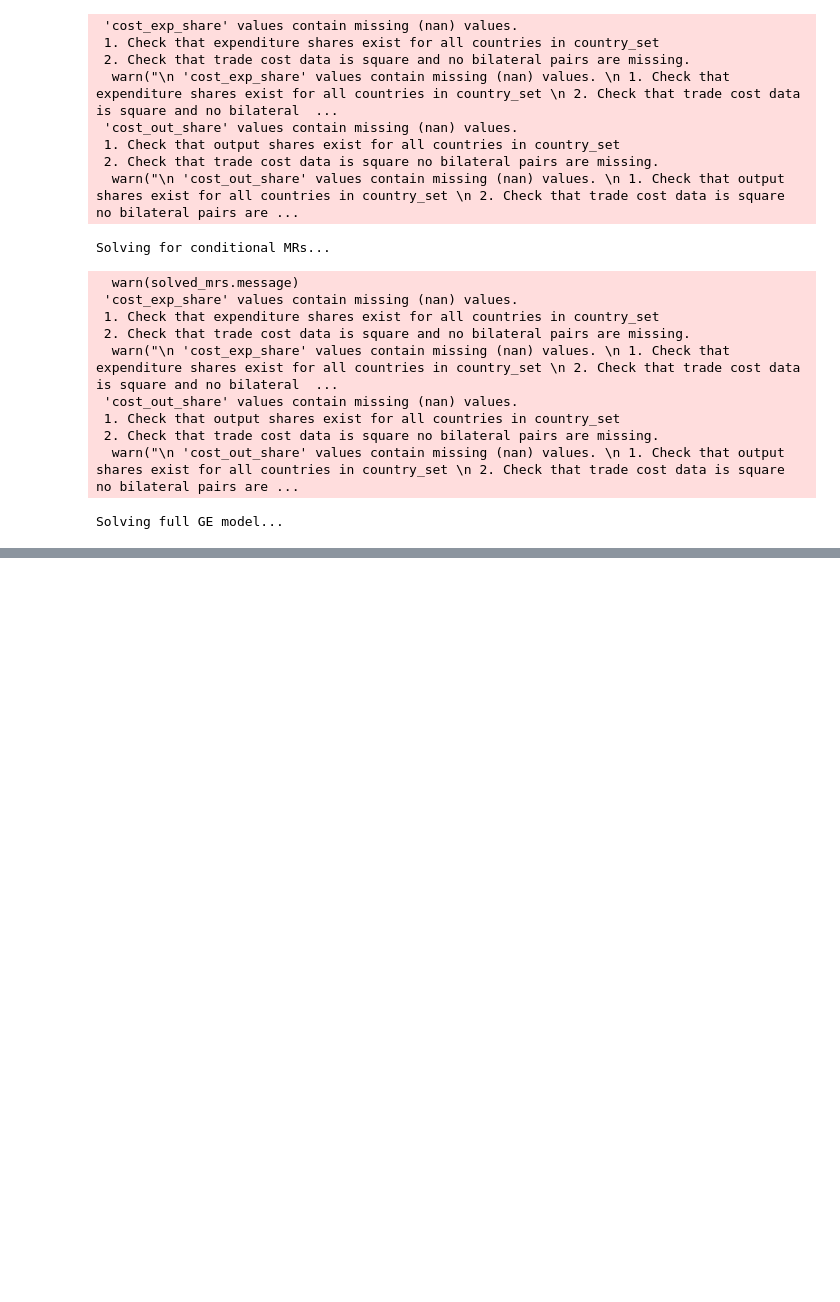
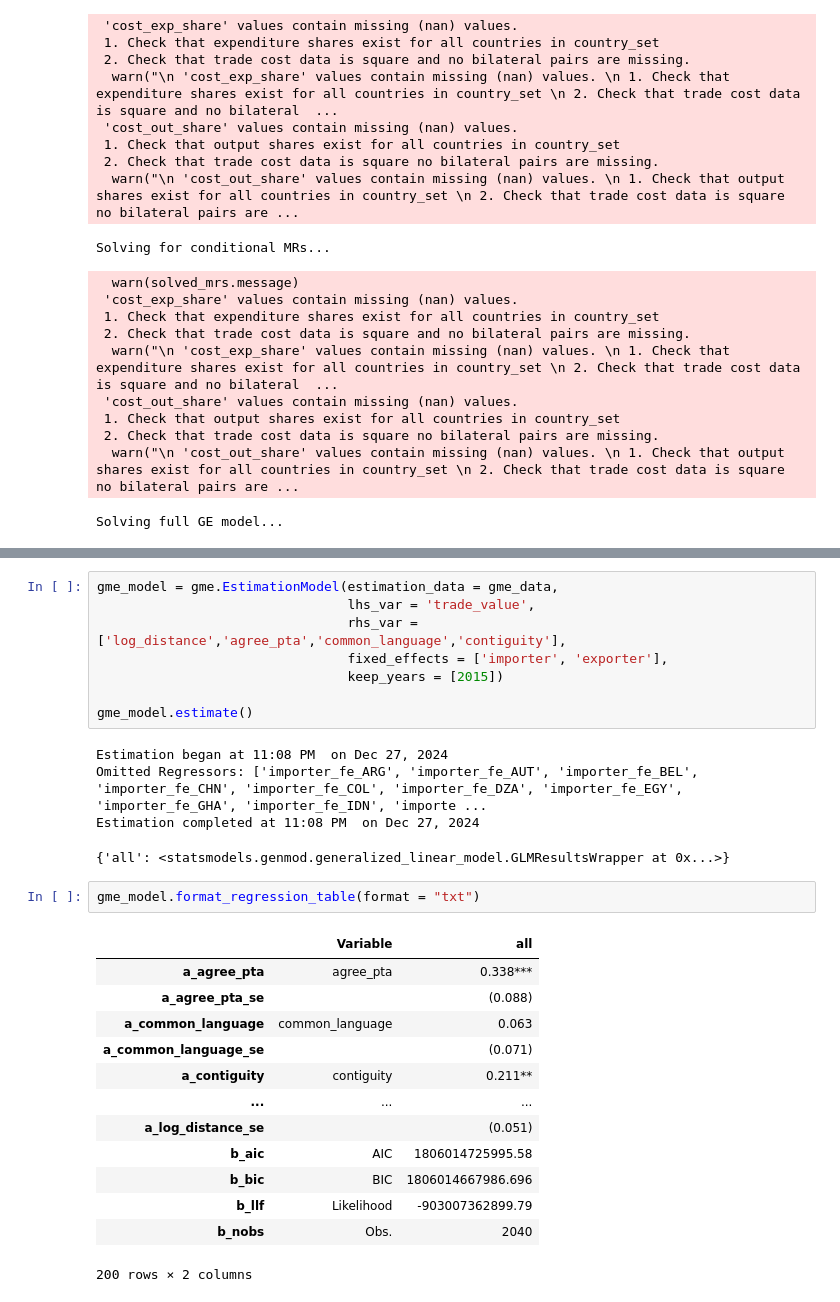
Before and after one commit to QuarksG/FTA-in-role-in-Azerbaijan-trade-using-Gravity-model, a Jupyter notebook: src/thesis.ipynb, the cells around one changed output, grey strips where cells are left out. Saved outputs shown, nothing was run; the diff lists cells and outputs as text; blank space fills up the shorter version.

```diff
--- a/src/thesis.ipynb
+++ b/src/thesis.ipynb
@@ -598,0 +644,29 @@ len(country_set)
+# %%
+gme_model = gme.EstimationModel(estimation_data = gme_data,
+                                lhs_var = 'trade_value',
+                                rhs_var = ['log_distance','agree_pta','common_language','contiguity'],
+                                fixed_effects = ['importer', 'exporter'],
+                                keep_years = [2015])
+
+gme_model.estimate()
+# %% [output]
+Estimation began at 11:08 PM  on Dec 27, 2024
+Omitted Regressors: ['importer_fe_ARG', 'importer_fe_AUT', 'importer_fe_BEL', 'importer_fe_CHN', 'importer_fe_COL', 'importer_fe_DZA', 'importer_fe_EGY', 'importer_fe_GHA', 'importer_fe_IDN', 'importe ...
+Estimation completed at 11:08 PM  on Dec 27, 2024
+{'all': <statsmodels.genmod.generalized_linear_model.GLMResultsWrapper at 0x...>}
+# %%
+gme_model.format_regression_table(format = "txt")
+# %% [output]
+|  | Variable | all |
+| a_agree_pta | agree_pta | 0.338*** |
+| a_agree_pta_se |  | (0.088) |
+| a_common_language | common_language | 0.063 |
+| a_common_language_se |  | (0.071) |
+| a_contiguity | contiguity | 0.211** |
+| ... | ... | ... |
+| a_log_distance_se |  | (0.051) |
+| b_aic | AIC | 1806014725995.58 |
+| b_bic | BIC | 1806014667986.696 |
+| b_llf | Likelihood | -903007362899.79 |
+| b_nobs | Obs. | 2040 |
+200 rows × 2 columns
```
Also changed, not shown: parts of 6 cells of this notebook.
